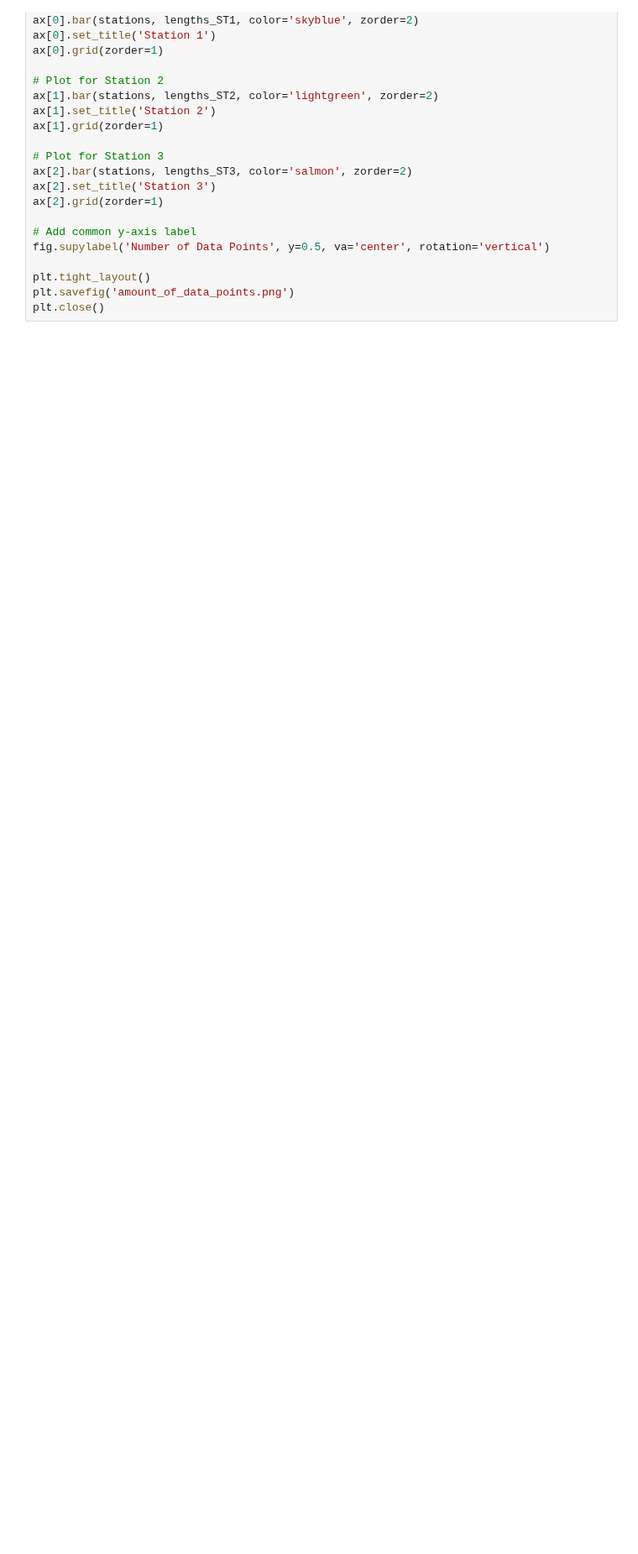
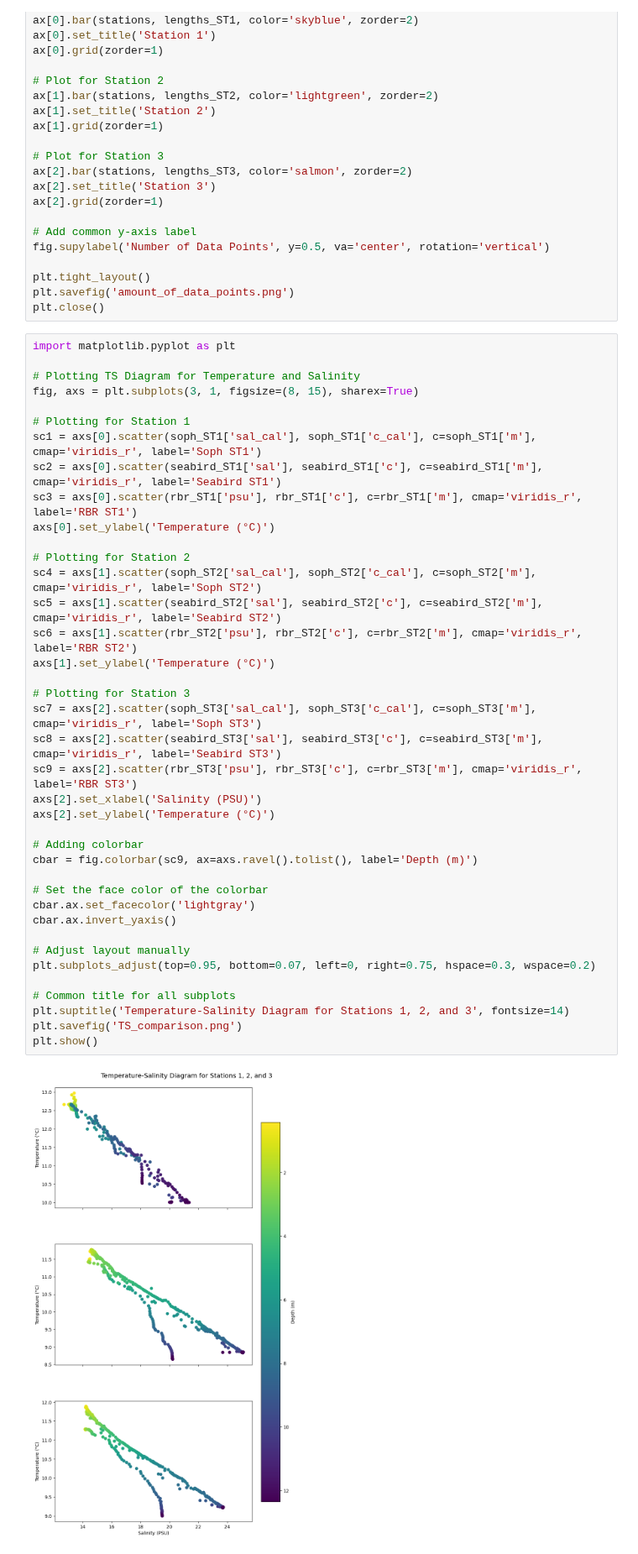
Before and after one commit to sscopazzi/SeaLabMOS, a Jupyter notebook: a_test_data/2024.4.17 RV Rutgers/tri-comparison.ipynb, the cells around one changed output. Shown at 84% size. Saved outputs shown, nothing was run; the diff lists cells and outputs as text; blank space fills up the shorter version.

```diff
--- a/a_test_data/2024.4.17 RV Rutgers/tri-comparison.ipynb
+++ b/a_test_data/2024.4.17 RV Rutgers/tri-comparison.ipynb
@@ -422,3 +422,44 @@ fig.supylabel('Number of Data Points', y=0.5, va='center', rotation='vertical')
 plt.tight_layout()
 plt.savefig('amount_of_data_points.png')
 plt.close()
+# %%
+import matplotlib.pyplot as plt
+
+# Plotting TS Diagram for Temperature and Salinity
+fig, axs = plt.subplots(3, 1, figsize=(8, 15), sharex=True)
+
+# Plotting for Station 1
+sc1 = axs[0].scatter(soph_ST1['sal_cal'], soph_ST1['c_cal'], c=soph_ST1['m'], cmap='viridis_r', label='Soph ST1')
+sc2 = axs[0].scatter(seabird_ST1['sal'], seabird_ST1['c'], c=seabird_ST1['m'], cmap='viridis_r', label='Seabird ST1')
+sc3 = axs[0].scatter(rbr_ST1['psu'], rbr_ST1['c'], c=rbr_ST1['m'], cmap='viridis_r', label='RBR ST1')
+axs[0].set_ylabel('Temperature (°C)')
+
+# Plotting for Station 2
+sc4 = axs[1].scatter(soph_ST2['sal_cal'], soph_ST2['c_cal'], c=soph_ST2['m'], cmap='viridis_r', label='Soph ST2')
+sc5 = axs[1].scatter(seabird_ST2['sal'], seabird_ST2['c'], c=seabird_ST2['m'], cmap='viridis_r', label='Seabird ST2')
+sc6 = axs[1].scatter(rbr_ST2['psu'], rbr_ST2['c'], c=rbr_ST2['m'], cmap='viridis_r', label='RBR ST2')
+axs[1].set_ylabel('Temperature (°C)')
+
+# Plotting for Station 3
+sc7 = axs[2].scatter(soph_ST3['sal_cal'], soph_ST3['c_cal'], c=soph_ST3['m'], cmap='viridis_r', label='Soph ST3')
+sc8 = axs[2].scatter(seabird_ST3['sal'], seabird_ST3['c'], c=seabird_ST3['m'], cmap='viridis_r', label='Seabird ST3')
+sc9 = axs[2].scatter(rbr_ST3['psu'], rbr_ST3['c'], c=rbr_ST3['m'], cmap='viridis_r', label='RBR ST3')
+axs[2].set_xlabel('Salinity (PSU)')
+axs[2].set_ylabel('Temperature (°C)')
+
+# Adding colorbar
+cbar = fig.colorbar(sc9, ax=axs.ravel().tolist(), label='Depth (m)')
+
+# Set the face color of the colorbar
+cbar.ax.set_facecolor('lightgray')
+cbar.ax.invert_yaxis()
+
+# Adjust layout manually
+plt.subplots_adjust(top=0.95, bottom=0.07, left=0, right=0.75, hspace=0.3, wspace=0.2)
+
+# Common title for all subplots
+plt.suptitle('Temperature-Salinity Diagram for Stations 1, 2, and 3', fontsize=14)
+plt.savefig('TS_comparison.png')
+plt.show()
+# %% [output]
+[figure, added]
```
Also changed, not shown: 3 other files.
